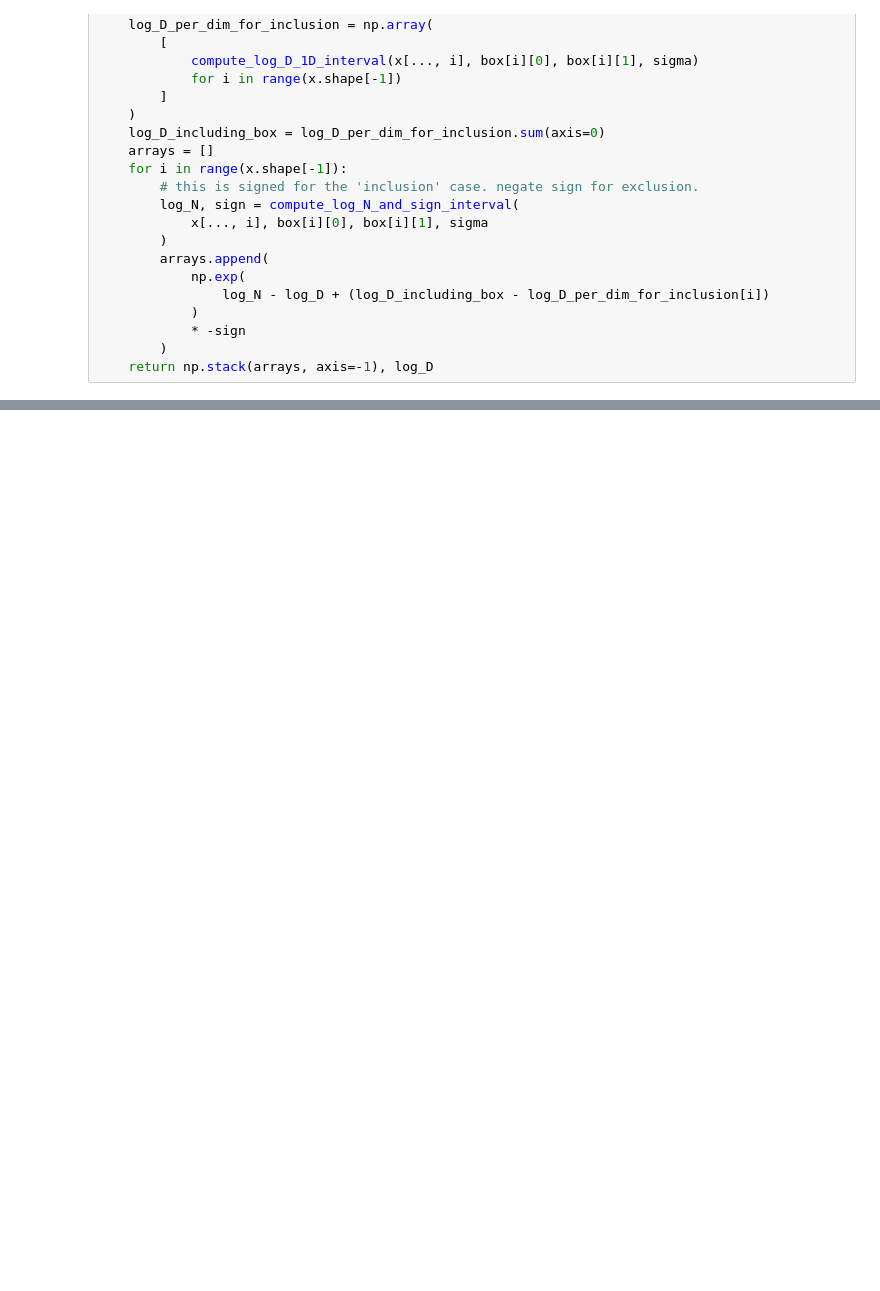
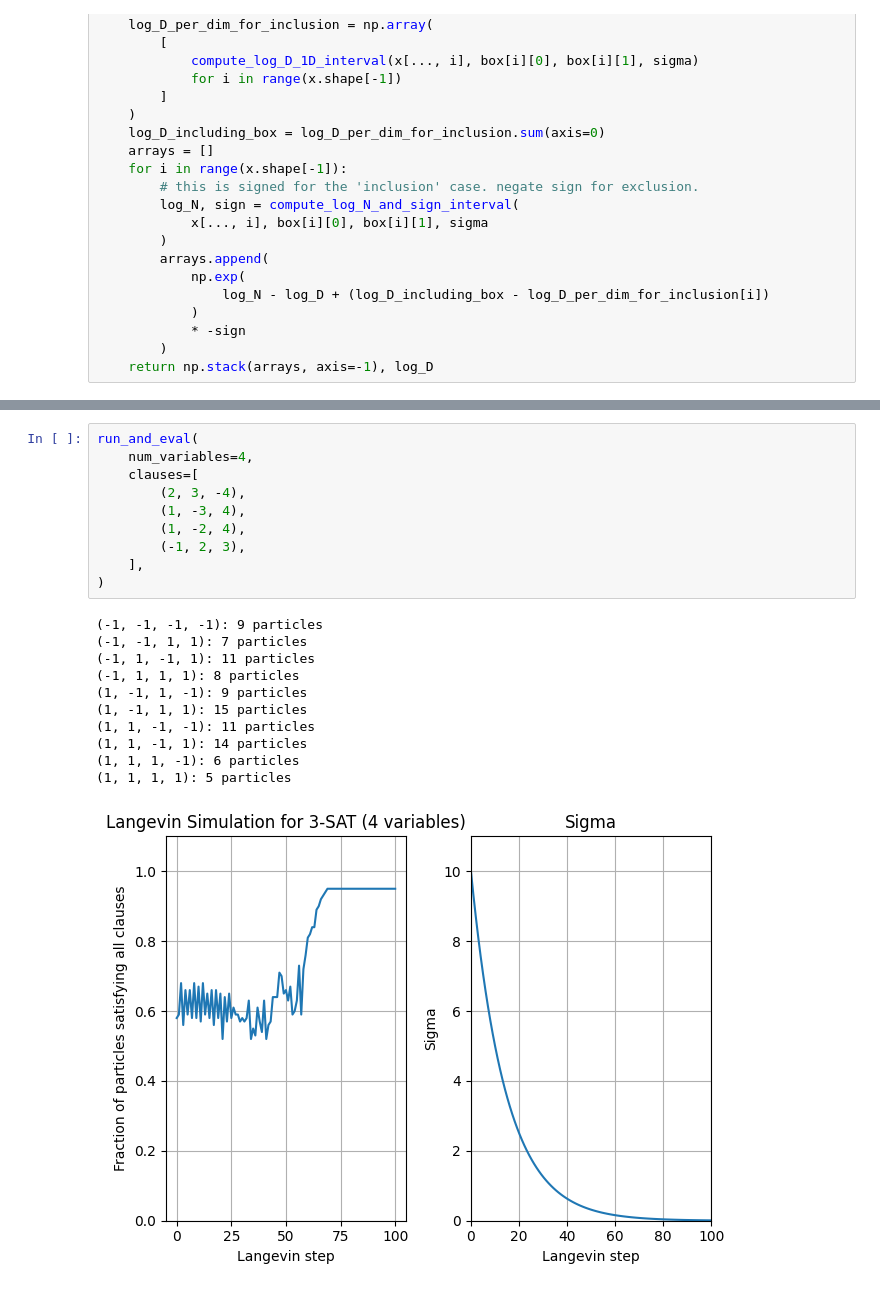
Before and after one commit to myfatemi04/constraint-guidance, a Jupyter notebook: notebooks/general_constrained_sampling.ipynb, the cells around one changed output, grey strips where cells are left out. Cells and saved outputs as stored; diff of their text form; blank space fills up the shorter version.

```diff
--- a/notebooks/general_constrained_sampling.ipynb
+++ b/notebooks/general_constrained_sampling.ipynb
@@ -1057,0 +1520,22 @@ It is true that there are local minima in the resulting score function or energy
+# %%
+run_and_eval(
+    num_variables=4,
+    clauses=[
+        (2, 3, -4),
+        (1, -3, 4),
+        (1, -2, 4),
+        (-1, 2, 3),
+    ],
+)
+# %% [output]
+(-1, -1, -1, -1): 9 particles
+(-1, -1, 1, 1): 7 particles
+(-1, 1, -1, 1): 11 particles
+(-1, 1, 1, 1): 8 particles
+(1, -1, 1, -1): 9 particles
+(1, -1, 1, 1): 15 particles
+(1, 1, -1, -1): 11 particles
+(1, 1, -1, 1): 14 particles
+(1, 1, 1, -1): 6 particles
+(1, 1, 1, 1): 5 particles
+[figure, added]
```
Also changed, not shown: parts of 29 cells of this notebook.
